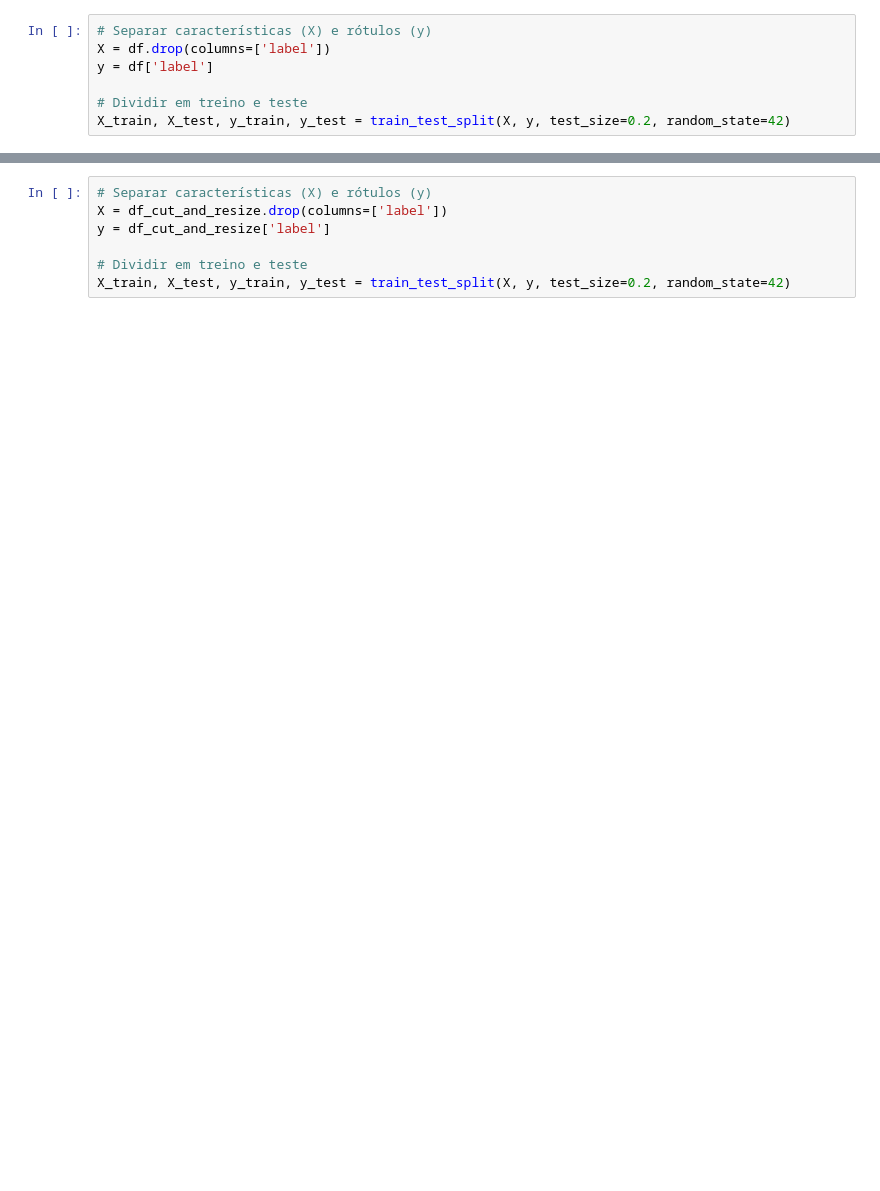
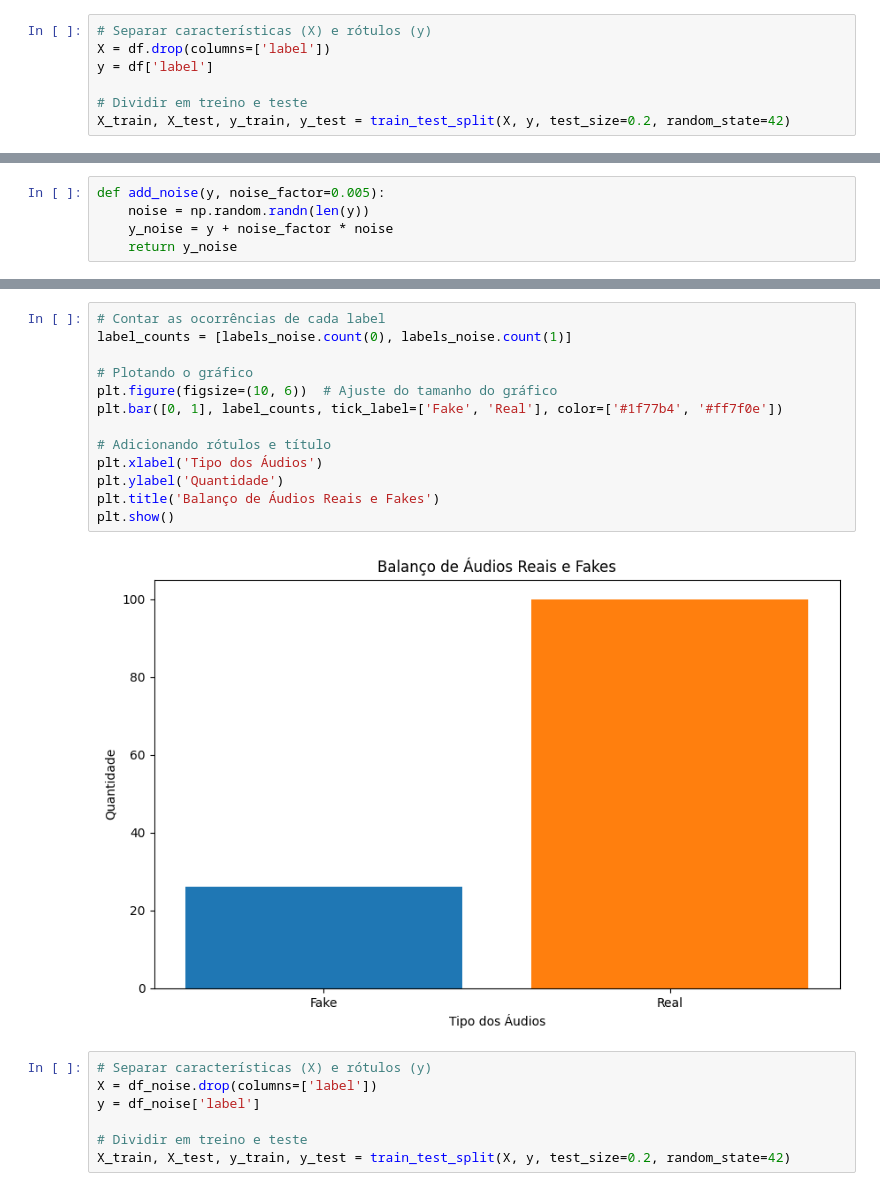
Before and after one commit to vitormunnizz/audio_for, a Jupyter notebook: tcc.ipynb, the cells around one changed output, grey strips where cells are left out. Saved outputs shown, nothing was run; the diff lists cells and outputs as text; blank space fills up the shorter version.

```diff
--- a/tcc.ipynb
+++ b/tcc.ipynb
@@ -243,0 +157,5 @@ for file_name in os.listdir(combined_dir_real):
+# %%
+def add_noise(y, noise_factor=0.005):
+    noise = np.random.randn(len(y))
+    y_noise = y + noise_factor * noise
+    return y_noise
@@ -264,7 +241,22 @@ df_cut_and_resize
+# %%
+# Contar as ocorrências de cada label
+label_counts = [labels_noise.count(0), labels_noise.count(1)]
+
+# Plotando o gráfico
+plt.figure(figsize=(10, 6))  # Ajuste do tamanho do gráfico
+plt.bar([0, 1], label_counts, tick_label=['Fake', 'Real'], color=['#1f77b4', '#ff7f0e'])
+
+# Adicionando rótulos e título
+plt.xlabel('Tipo dos Áudios')
+plt.ylabel('Quantidade')
+plt.title('Balanço de Áudios Reais e Fakes')
+plt.show()
+# %% [output]
+[figure, added]
 # %%
 # Separar características (X) e rótulos (y)
-X = df_cut_and_resize.drop(columns=['label'])
-y = df_cut_and_resize['label']
+X = df_noise.drop(columns=['label'])
+y = df_noise['label']
 
 # Dividir em treino e teste
 X_train, X_test, y_train, y_test = train_test_split(X, y, test_size=0.2, random_state=42)
```
Also changed, not shown: parts of 63 cells of this notebook.
